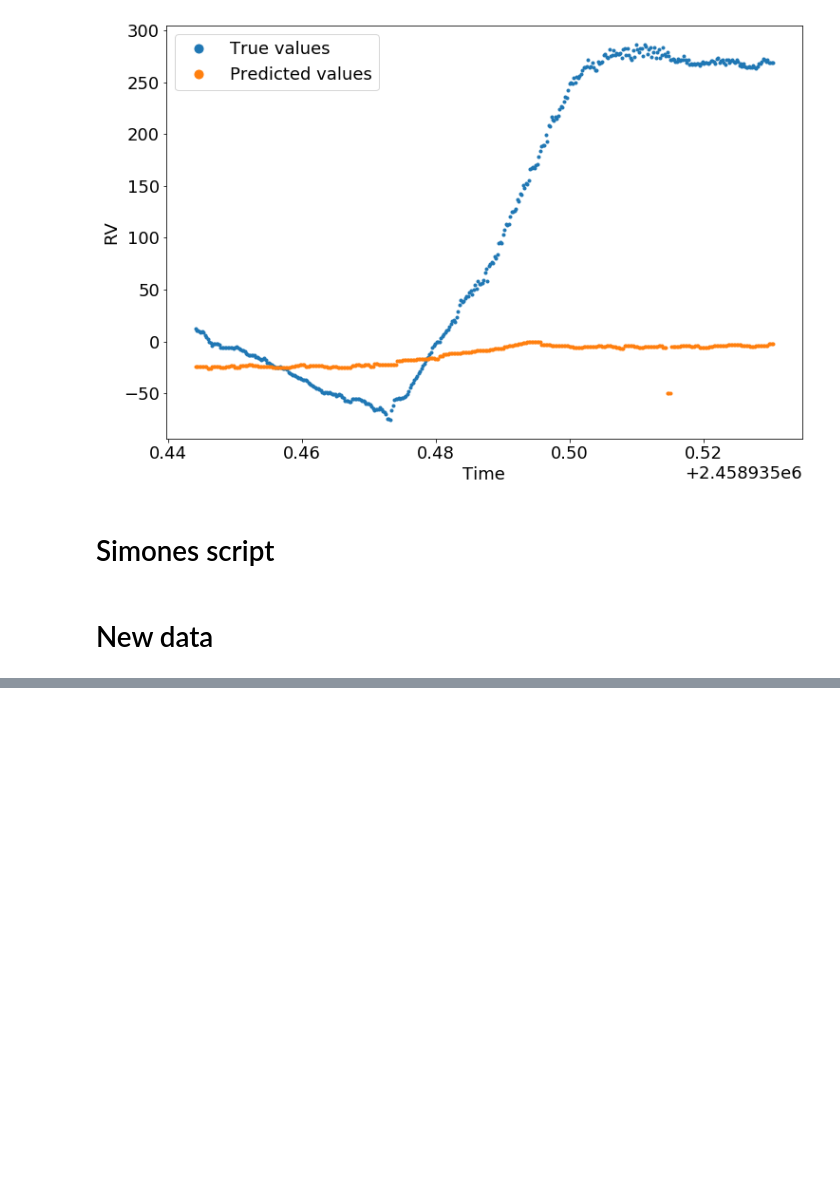
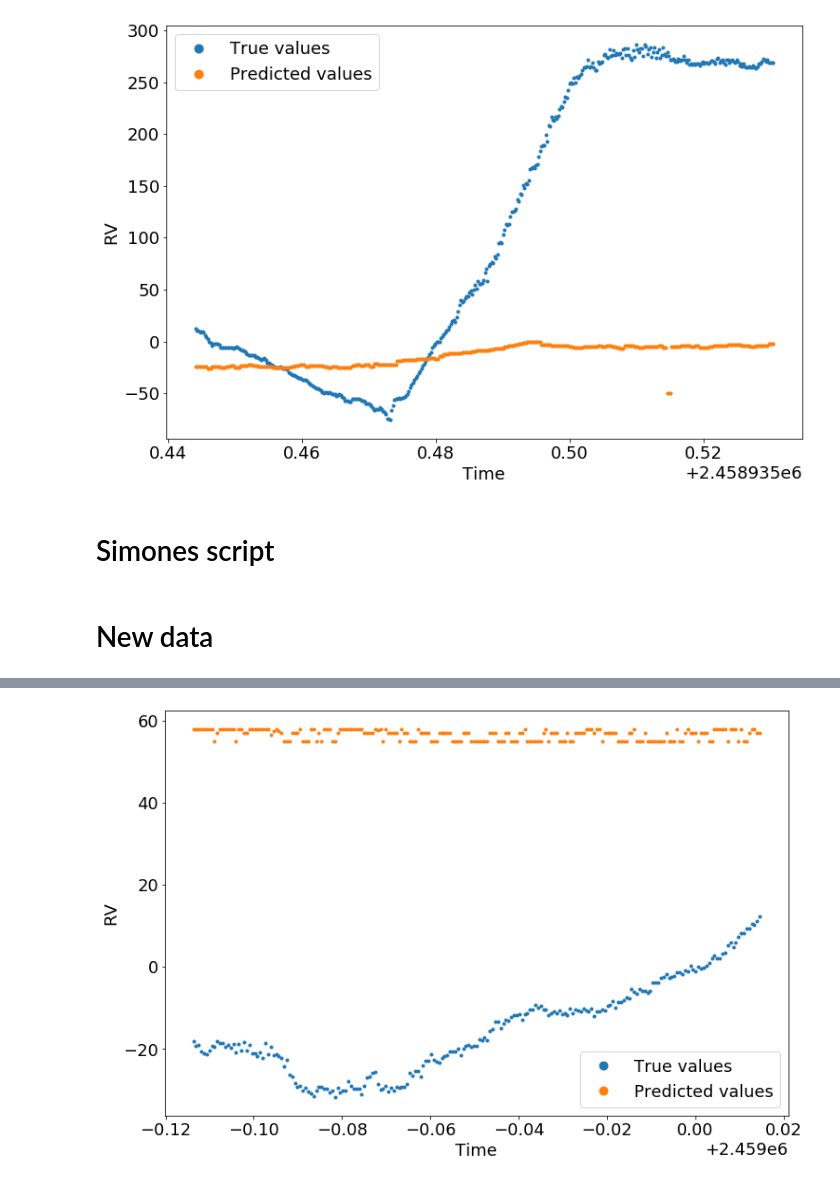
Before and after one commit to svejlgaard/finalproject, a Jupyter notebook: Regression.ipynb, the cells around one changed output, grey strips where cells are left out. Saved outputs shown, nothing was run; the diff lists cells and outputs as text; code cells hidden in the pictures; blank space fills up the shorter version.

```diff
--- a/Regression.ipynb
+++ b/Regression.ipynb
@@ -167,0 +200,10 @@ KeyError: 0
+# %%
+X_test = newData[:,3:]
+y_test = newData[:,1]
+
+
+frames = [df1]
+
+
+X = np.array(pd.concat(frames))[:,3:]
+y = np.array(pd.concat(frames))[:,1]
@@ -167,0 +239,15 @@ KeyError: 0
+# %%
+model = xgb.XGBRegressor()
+model.fit(X, y);
+ypred = model.predict(X_test)
+# %%
+time =  newData[:,0]
+
+plt.figure(figsize=(12,8))
+plt.plot(time,y_test, '.', color='C0', linewidth = 2, label = 'True values')
+plt.plot(time,ypred, '.', color='C1', linewidth = 2, label = 'Predicted values')
+plt.xlabel('Time')
+plt.ylabel('RV')
+plt.legend(markerscale=3);
+# %% [output]
+[figure, added]
```
Also changed, not shown: parts of 7 cells of this notebook.
